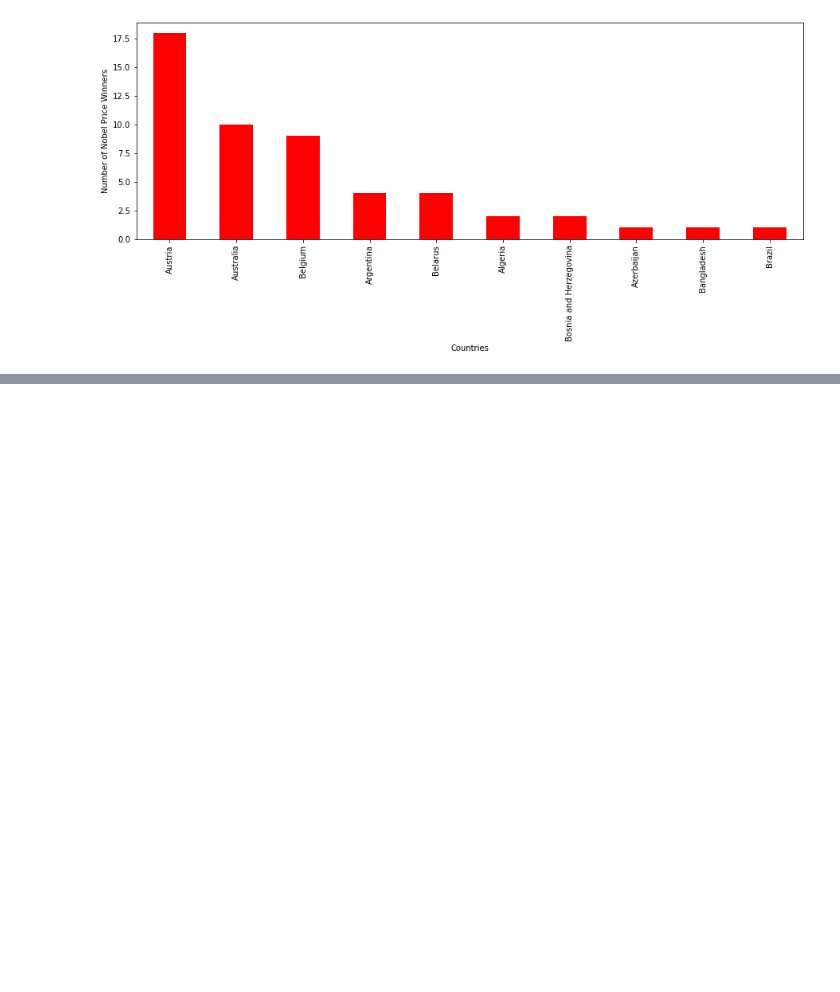
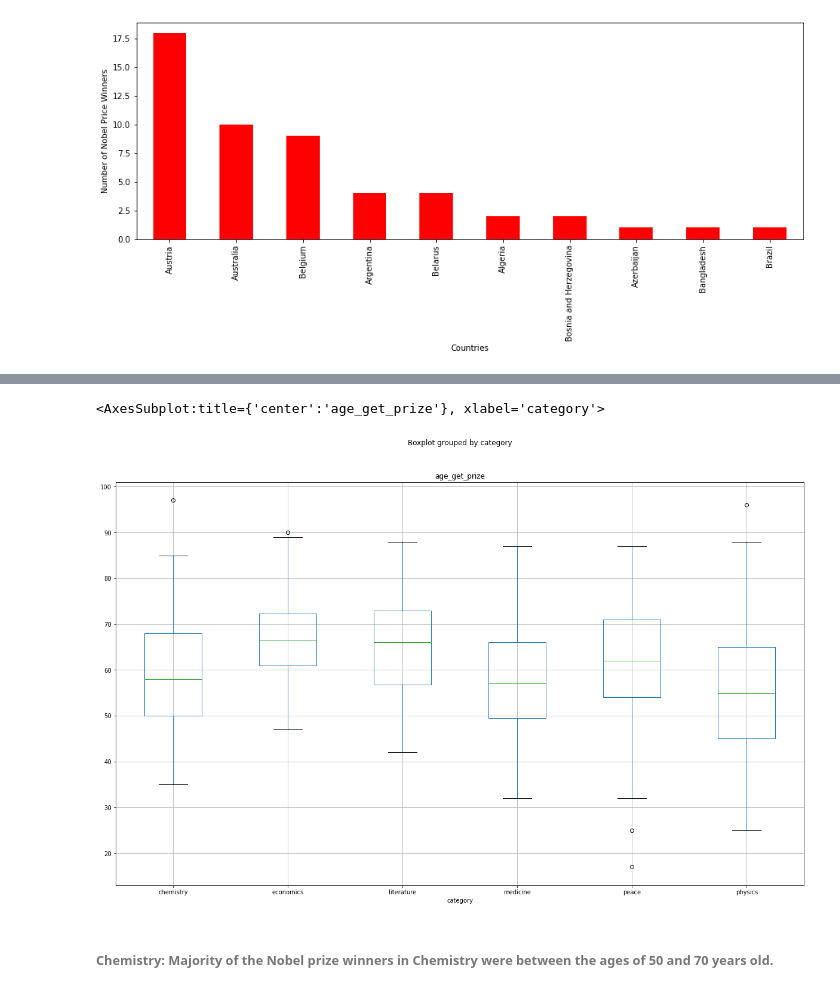
Before and after one commit to DamiOfLagos/Nobel-Prize-Winners, a Jupyter notebook: Nobel Prize winners - EDA.ipynb, the cells around one changed output, grey strips where cells are left out. Cells and saved outputs as stored; diff of their text form; code cells hidden in the pictures; blank space fills up the shorter version.

```diff
--- a/Nobel Prize winners - EDA.ipynb
+++ b/Nobel Prize winners - EDA.ipynb
@@ -173,0 +200,11 @@ Winner_per_country.plot(
+# %%
+df.boxplot(
+    column="age_get_prize",
+    by="category",
+    figsize=(20,12.5)
+)
+# %% [output]
+<AxesSubplot:title={'center':'age_get_prize'}, xlabel='category'>
+[figure, added]
+# %% [markdown]
+###### Chemistry: Majority of the Nobel prize winners in Chemistry were between the ages of 50 and 70 years old.
```
Also changed, not shown: parts of 4 cells of this notebook.
